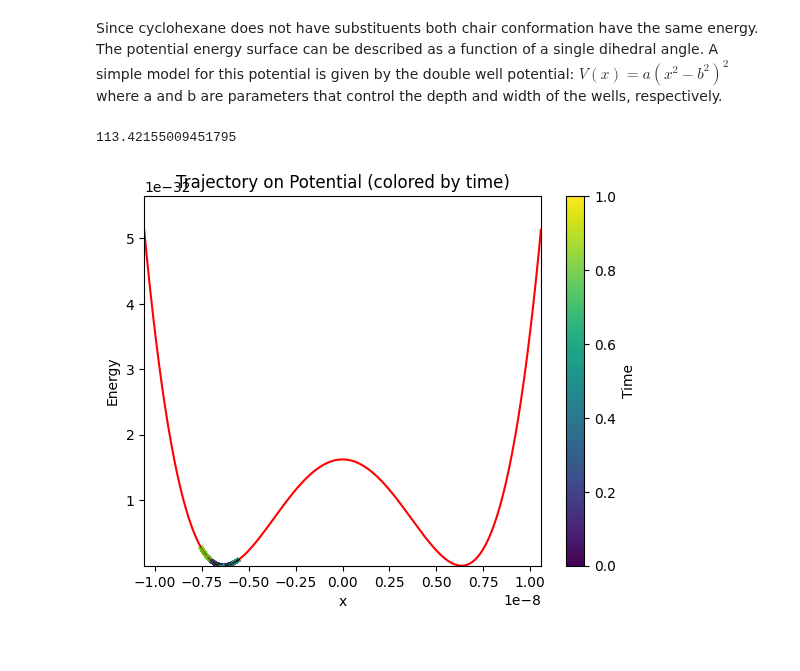
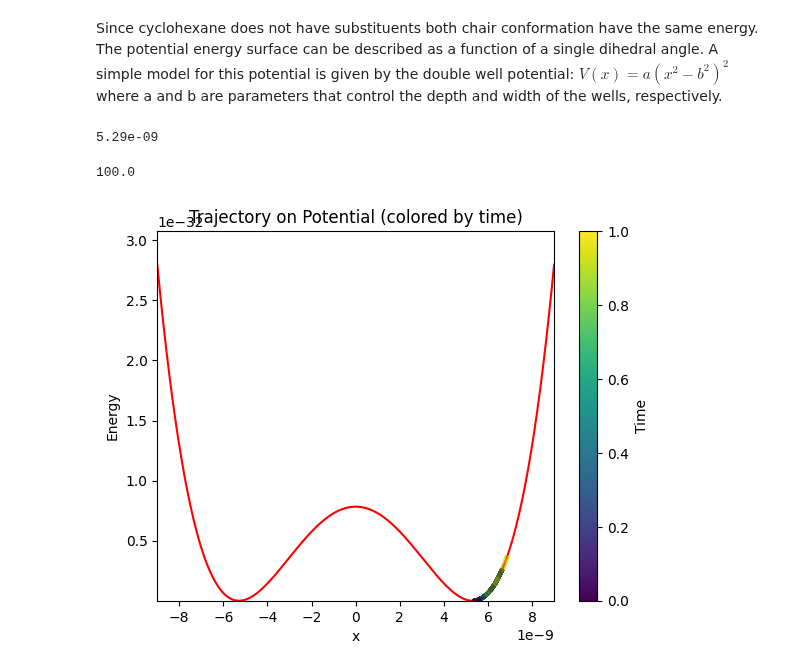
Before and after one commit to ccastilloo/ToyMD, a Jupyter notebook: lab3.ipynb, the cells around one changed output. Saved outputs shown, nothing was run; the diff lists cells and outputs as text; code cells hidden in the pictures.

```diff
--- a/lab3.ipynb
+++ b/lab3.ipynb
@@ -26,16 +26,20 @@ where a and b are parameters that control the depth and width of the wells, resp
 from potentials import *
 from walker import Trajectory1D
 # %%
-pot = create_potential("Doublewell", a=10, b=120*a0) # create potential object
+pot = create_potential("Doublewell", a=10, b=100*a0) # create potential object
+# %%
+100*a0
+# %% [output]
+5.29e-09
 # %%
-0.6e-8/a0
+0.529e-8/a0
 # %% [output]
-113.42155009451795
+100.0
 # %%
-traj = Trajectory1D(potential=pot, m=8*uma, dt=1e-15, steps=100000, x0=-113*a0, v0=0.0, integrator="langevin", gamma=1.0e12, kT=10)
+traj = Trajectory1D(potential=pot, m=8*uma, dt=1e-15, steps=100000, x0=100*a0, v0=0.0, integrator="langevin", gamma=1.0e12, kT=10)
 # %%
 #Run the dynamic and analyze the plots
 traj.run()
-traj.plot_on_potential(xmin=-200*a0, xmax=200.0*a0)
+traj.plot_on_potential(xmin=-170*a0, xmax=170.0*a0)
 # %% [output]
-[figure, old version]
+[figure, new version]
```
Also changed, not shown: parts of 4 cells of this notebook, 3 other files.
